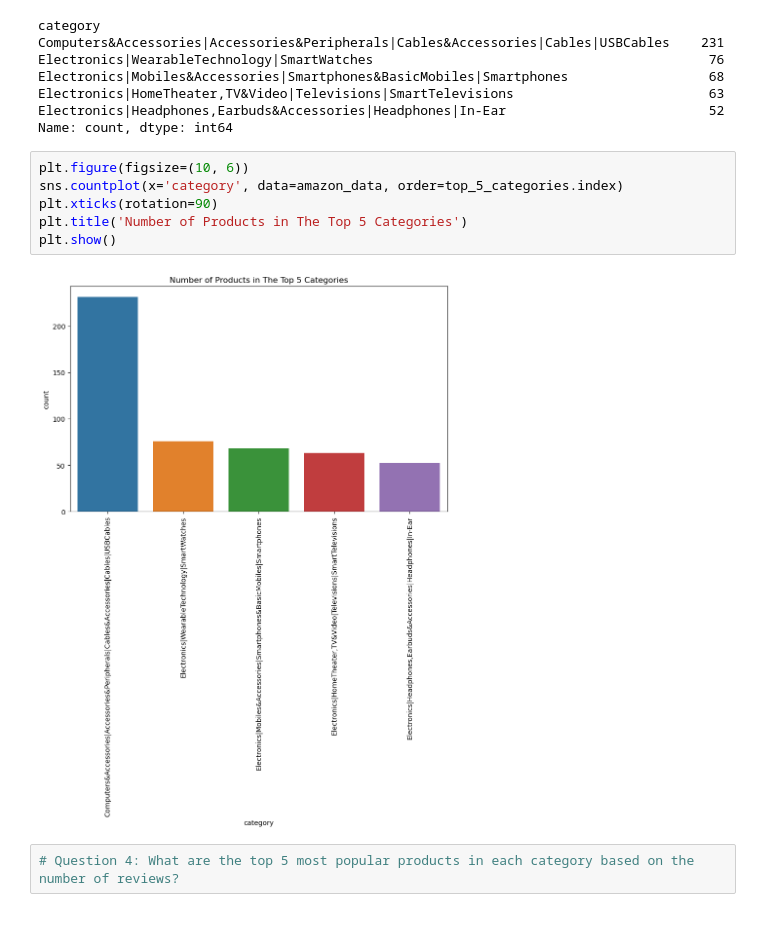
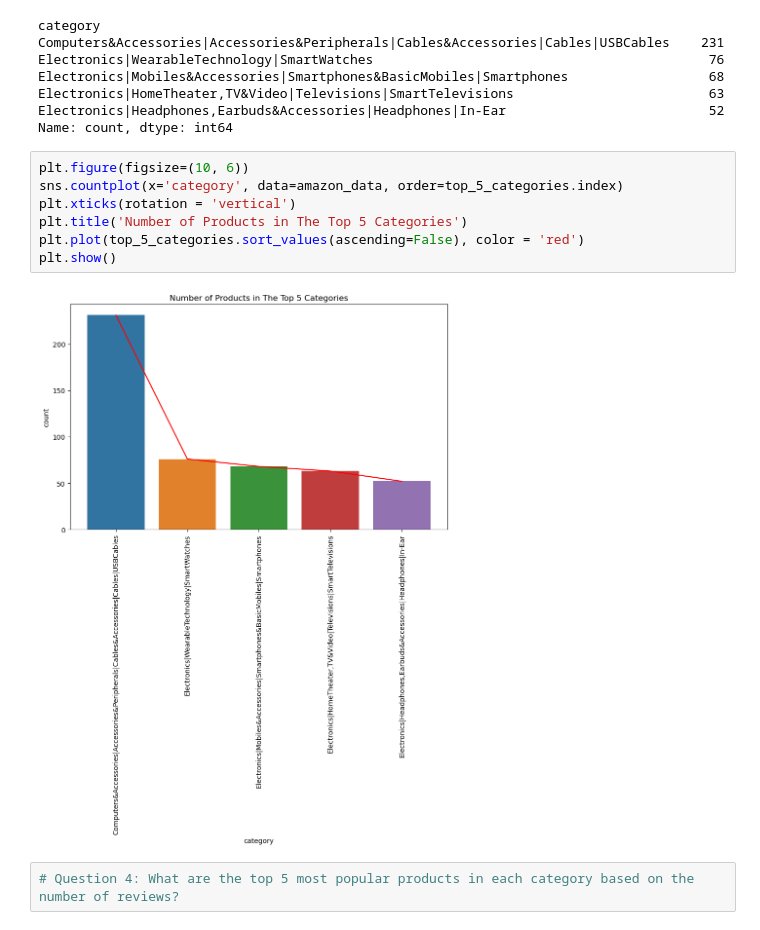
Before and after one commit to calvinhoang203/Analysis-of-Amazon-Sales-Trend, a Jupyter notebook: Amazon Sales Trend.ipynb, the cells around one changed output. Saved outputs shown, nothing was run; the diff lists cells and outputs as text.

```diff
--- a/Amazon Sales Trend.ipynb
+++ b/Amazon Sales Trend.ipynb
@@ -202,11 +203,12 @@ Name: count, dtype: int64
 # %%
 plt.figure(figsize=(10, 6))
 sns.countplot(x='category', data=amazon_data, order=top_5_categories.index)
-plt.xticks(rotation=90)
+plt.xticks(rotation = 'vertical')
 plt.title('Number of Products in The Top 5 Categories')
+plt.plot(top_5_categories.sort_values(ascending=False), color = 'red')
 plt.show()
 # %% [output]
-[figure, old version]
+[figure, new version]
 # %%
 # Question 4: What are the top 5 most popular products in each category based on the number of reviews?
 # %%
```
Also changed, not shown: parts of 20 cells of this notebook.
